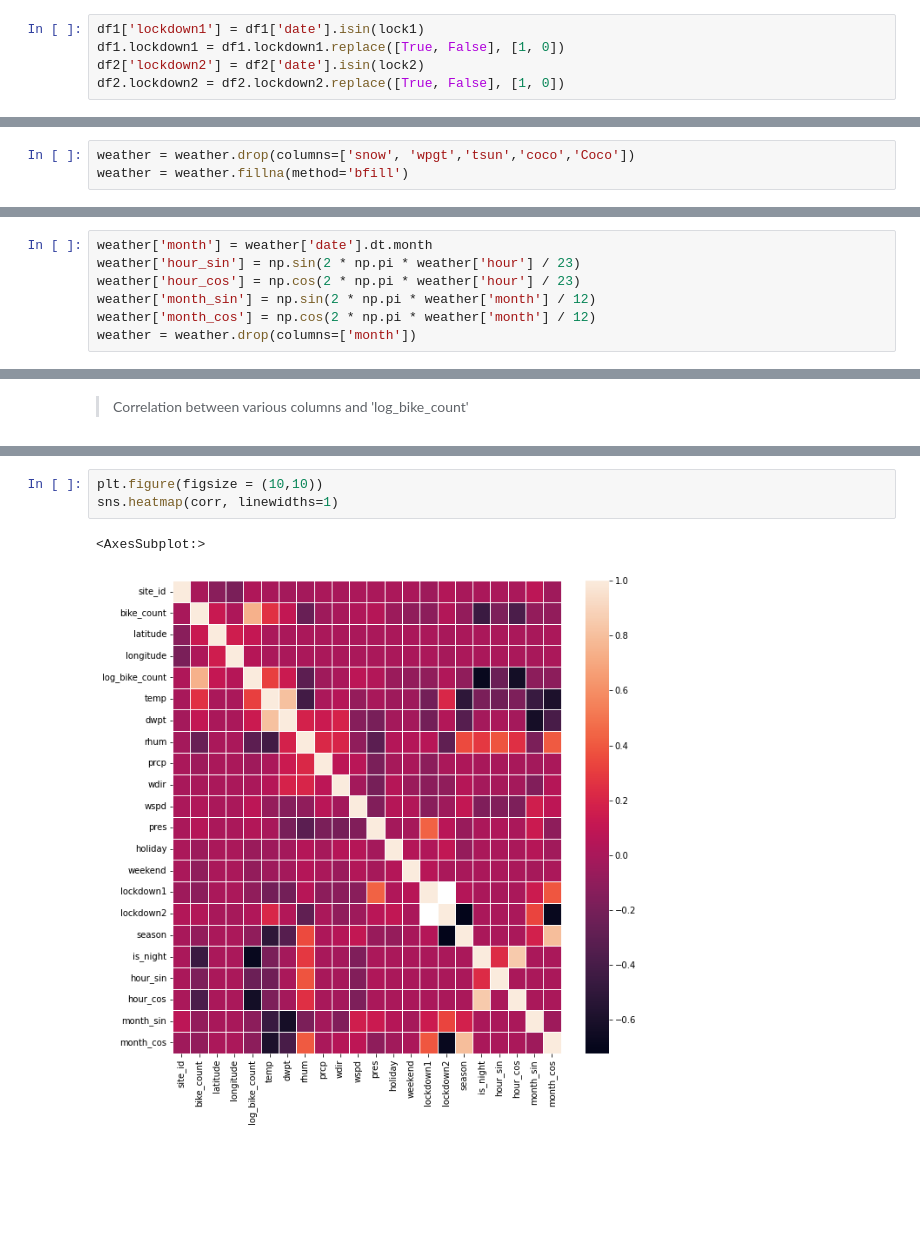
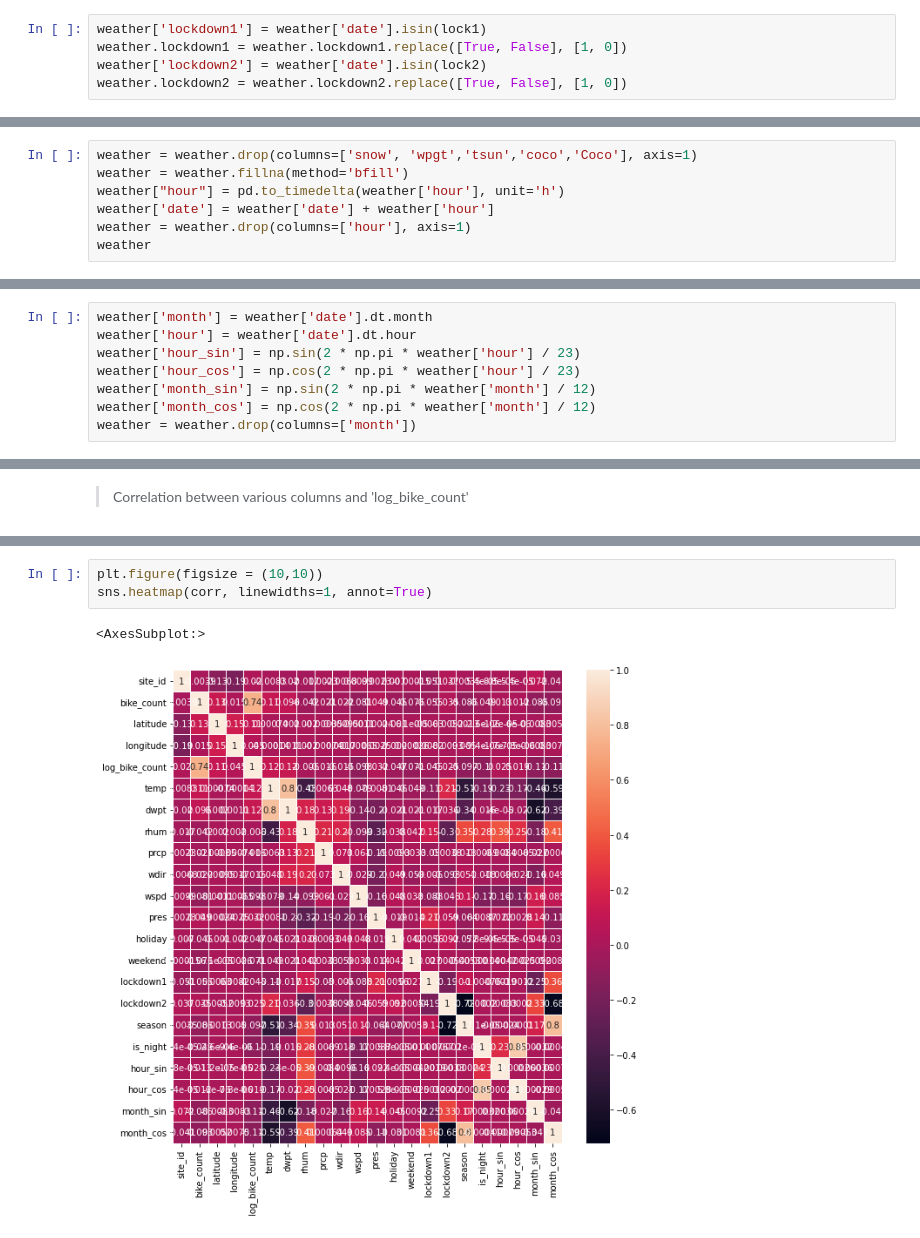
Before and after one commit to harshitshangari/Python_DS_Project, a Jupyter notebook: EDA.ipynb, the cells around one changed output, grey strips where cells are left out. Drawn from its saved outputs; the diff is of its cells as text; blank space fills up the shorter version.

```diff
--- a/EDA.ipynb
+++ b/EDA.ipynb
@@ -84,5 +118,5 @@ lock2 = pd.date_range(start='04/03/2021', end='07/01/2021', freq='H').tolist()
 # %%
-df1['lockdown1'] = df1['date'].isin(lock1)
-df1.lockdown1 = df1.lockdown1.replace([True, False], [1, 0])
-df2['lockdown2'] = df2['date'].isin(lock2)
-df2.lockdown2 = df2.lockdown2.replace([True, False], [1, 0])
+weather['lockdown1'] = weather['date'].isin(lock1)
+weather.lockdown1 = weather.lockdown1.replace([True, False], [1, 0])
+weather['lockdown2'] = weather['date'].isin(lock2)
+weather.lockdown2 = weather.lockdown2.replace([True, False], [1, 0])
@@ -161,5 +209,9 @@ train_data = train_data.drop('hour', axis=1)
 # %% [markdown]
 > We can see from above that some columns like snow, tsun, coco, etc have no values. Therefore we remove these columns as they are incompatible with some scikit-learn estimators which assume that all values in an array are numerical, and that all have and hold meaning. We will also impute the prcp column using bfill
 # %%
-weather = weather.drop(columns=['snow', 'wpgt','tsun','coco','Coco'])
+weather = weather.drop(columns=['snow', 'wpgt','tsun','coco','Coco'], axis=1)
 weather = weather.fillna(method='bfill')
+weather["hour"] = pd.to_timedelta(weather['hour'], unit='h')
+weather['date'] = weather['date'] + weather['hour']
+weather = weather.drop(columns=['hour'], axis=1)
+weather
@@ -167,6 +236,7 @@ weather = weather.fillna(method='bfill')
 > Since month and hours are cyclical features i.e. the times 0 and 23 in hour are actually quite close in contrast to the numbers assigned to them, we will encode these features using sin and cos
 # %%
 weather['month'] = weather['date'].dt.month
+weather['hour'] = weather['date'].dt.hour
 weather['hour_sin'] = np.sin(2 * np.pi * weather['hour'] / 23)
 weather['hour_cos'] = np.cos(2 * np.pi * weather['hour'] / 23)
 weather['month_sin'] = np.sin(2 * np.pi * weather['month'] / 12)
@@ -274,10 +344,10 @@ month_cos        -0.112637
 Name: log_bike_count, dtype: float64
 # %%
 plt.figure(figsize = (10,10))
-sns.heatmap(corr, linewidths=1)
+sns.heatmap(corr, linewidths=1, annot=True)
 # %% [output]
 <AxesSubplot:>
-[figure, old version]
+[figure, new version]
 # %%
 plot = train_merged.hist(figsize=(20, 30))
 # %% [output]
```
Also changed, not shown: parts of 15 cells of this notebook.
